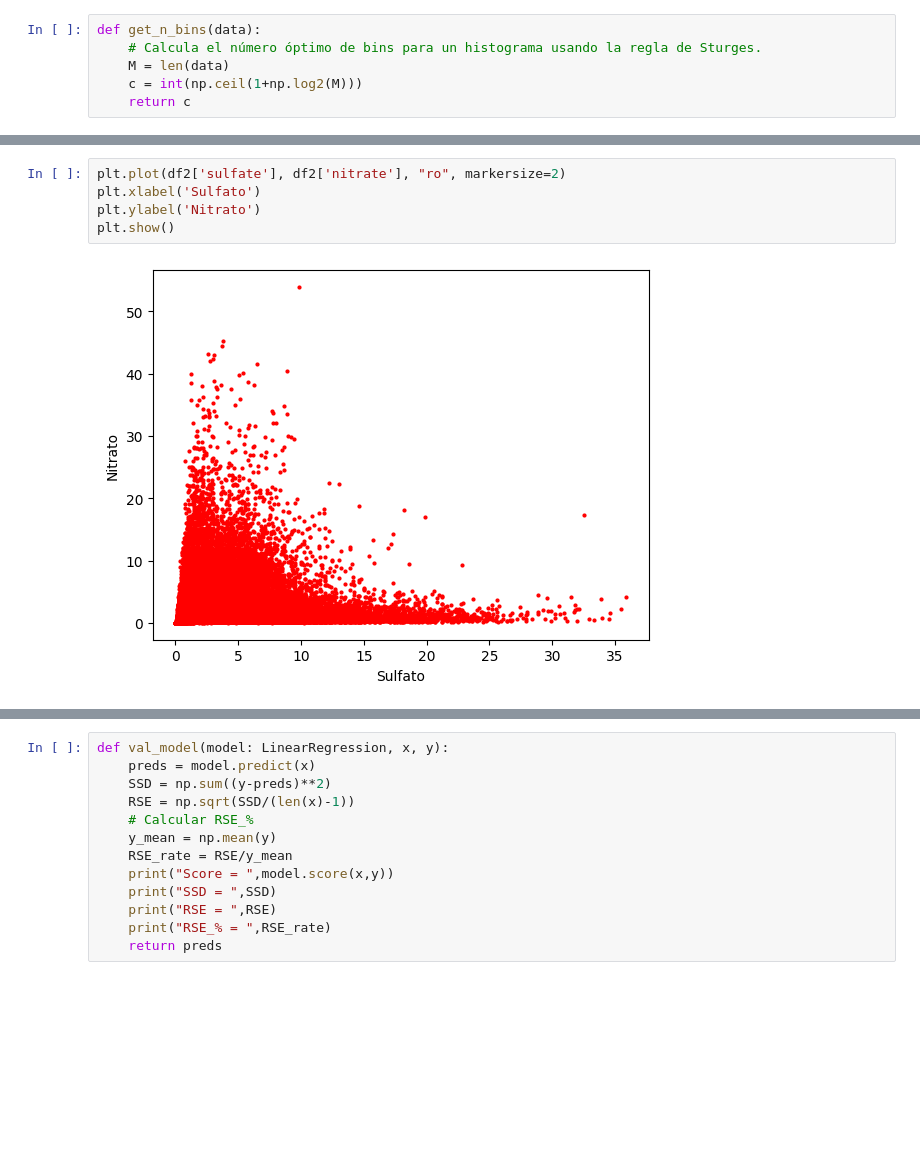
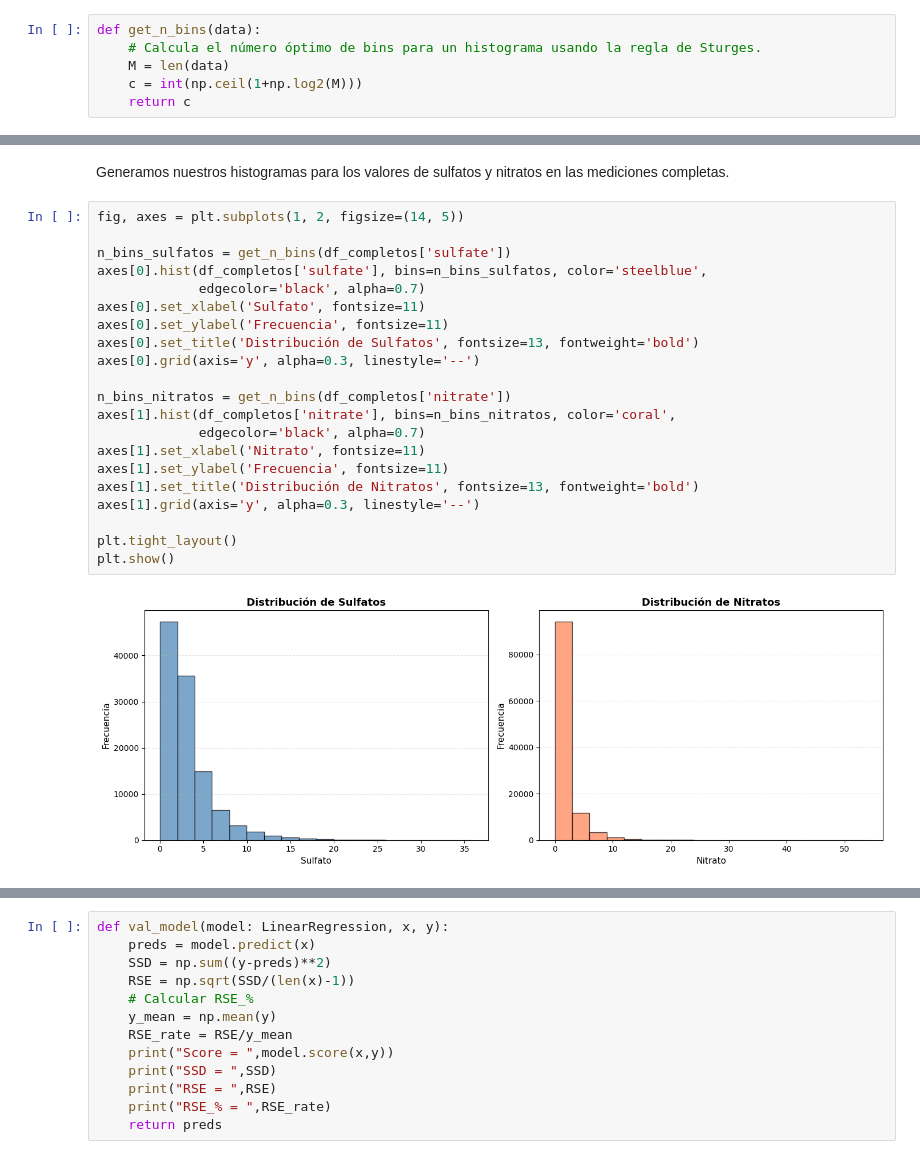
Before and after one commit to zamax14/MCAD, a Jupyter notebook: parcial_1/p2_parcial1.ipynb, the cells around one changed output, grey strips where cells are left out. Cells and saved outputs as stored; diff of their text form; blank space fills up the shorter version.

```diff
--- a/parcial_1/p2_parcial1.ipynb
+++ b/parcial_1/p2_parcial1.ipynb
@@ -98,7 +110,25 @@ plt.show()
-# %%
-plt.plot(df2['sulfate'], df2['nitrate'], "ro", markersize=2)
-plt.xlabel('Sulfato')
-plt.ylabel('Nitrato')
-plt.show()
-# %% [output]
-[figure, removed]
+# %% [markdown]
+Generamos nuestros histogramas para los valores de sulfatos y nitratos en las mediciones completas.
+# %%
+fig, axes = plt.subplots(1, 2, figsize=(14, 5))
+
+n_bins_sulfatos = get_n_bins(df_completos['sulfate'])
+axes[0].hist(df_completos['sulfate'], bins=n_bins_sulfatos, color='steelblue',
+             edgecolor='black', alpha=0.7)
+axes[0].set_xlabel('Sulfato', fontsize=11)
+axes[0].set_ylabel('Frecuencia', fontsize=11)
+axes[0].set_title('Distribución de Sulfatos', fontsize=13, fontweight='bold')
+axes[0].grid(axis='y', alpha=0.3, linestyle='--')
+
+n_bins_nitratos = get_n_bins(df_completos['nitrate'])
+axes[1].hist(df_completos['nitrate'], bins=n_bins_nitratos, color='coral',
+             edgecolor='black', alpha=0.7)
+axes[1].set_xlabel('Nitrato', fontsize=11)
+axes[1].set_ylabel('Frecuencia', fontsize=11)
+axes[1].set_title('Distribución de Nitratos', fontsize=13, fontweight='bold')
+axes[1].grid(axis='y', alpha=0.3, linestyle='--')
+
+plt.tight_layout()
+plt.show()
+# %% [output]
+[figure, added]
```
Also changed, not shown: parts of 36 cells of this notebook.
